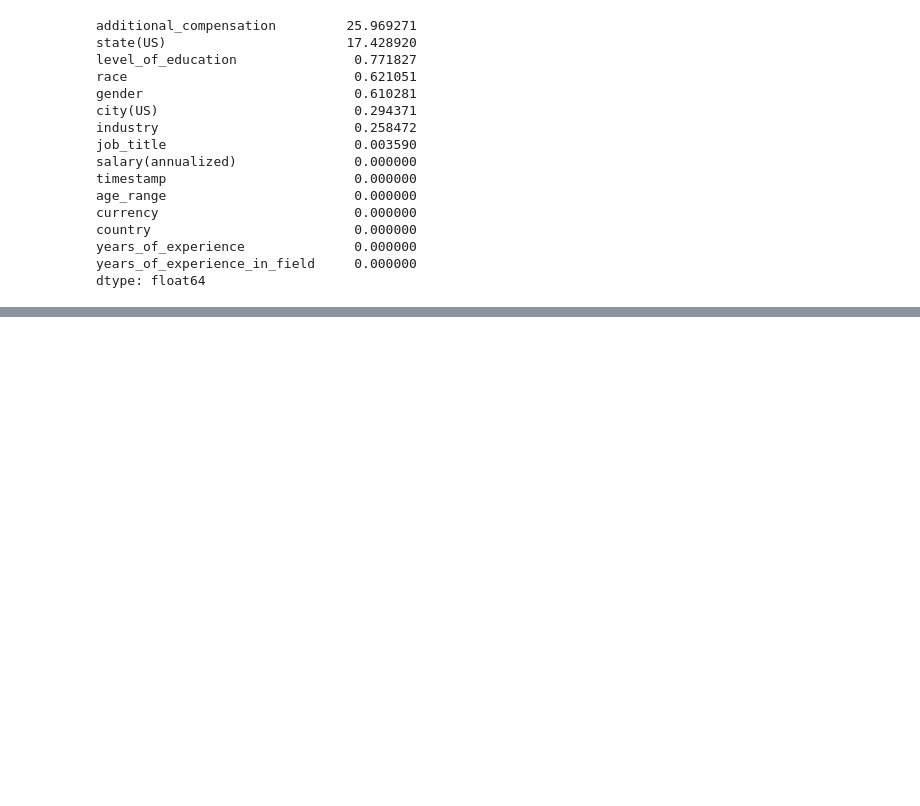
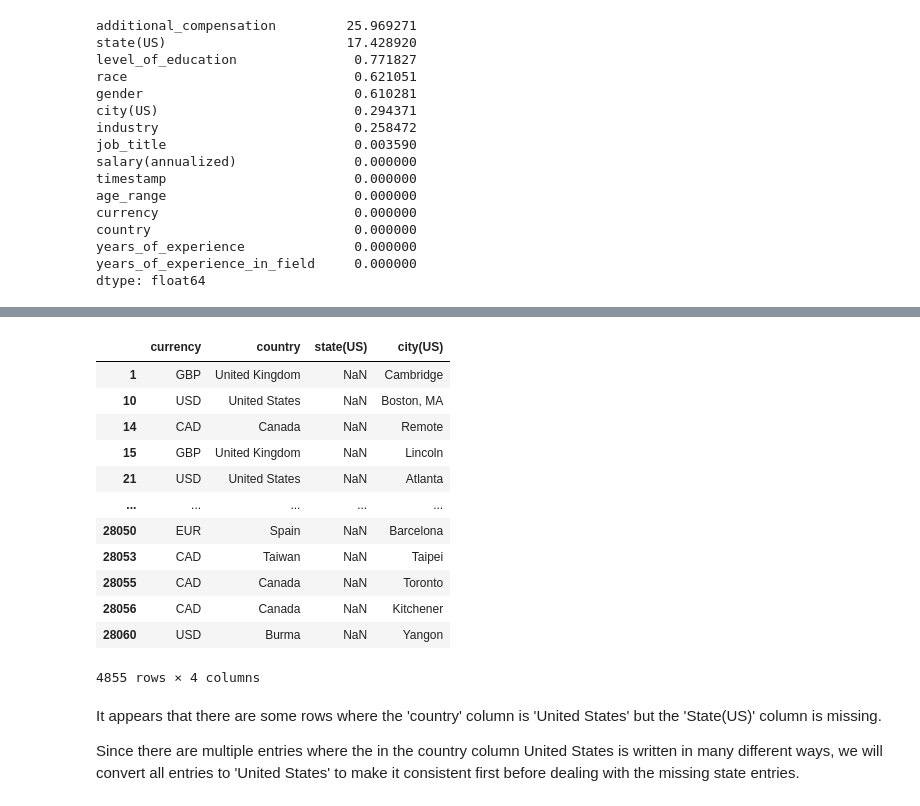
Before and after one commit to idowujames/Manager-Salary-Survey-2021-, a Jupyter notebook: notebooks/1.0-ji-initial-cleaning.ipynb, the cells around one changed output, grey strips where cells are left out. Cells and saved outputs as stored; diff of their text form; code cells hidden in the pictures; blank space fills up the shorter version.

```diff
--- a/notebooks/1.0-ji-initial-cleaning.ipynb
+++ b/notebooks/1.0-ji-initial-cleaning.ipynb
@@ -200,0 +221,21 @@ df['additional_compensation'] = df['additional_compensation'].fillna(0)
+# %%
+# View rows with missing values in 'State(US)' column to confirm the pattern.
+df[df['state(US)'].isnull()].iloc[:,6:10]
+# %% [output]
+|  | currency | country | state(US) | city(US) |
+| 1 | GBP | United Kingdom | NaN | Cambridge |
+| 10 | USD | United States | NaN | Boston, MA |
+| 14 | CAD | Canada | NaN | Remote |
+| 15 | GBP | United Kingdom | NaN | Lincoln |
+| 21 | USD | United States | NaN | Atlanta |
+| ... | ... | ... | ... | ... |
+| 28050 | EUR | Spain | NaN | Barcelona |
+| 28053 | CAD | Taiwan | NaN | Taipei |
+| 28055 | CAD | Canada | NaN | Toronto |
+| 28056 | CAD | Canada | NaN | Kitchener |
+| 28060 | USD | Burma | NaN | Yangon |
+4855 rows × 4 columns
+# %% [markdown]
+It appears that there are some rows where the 'country' column is 'United States' but the 'State(US)' column is missing.
+
+Since there are multiple entries where the in the country column United States is written in many different ways, we will convert all entries to 'United States' to make it consistent first before dealing with the missing state entries.
```
Also changed, not shown: parts of 15 cells of this notebook.
